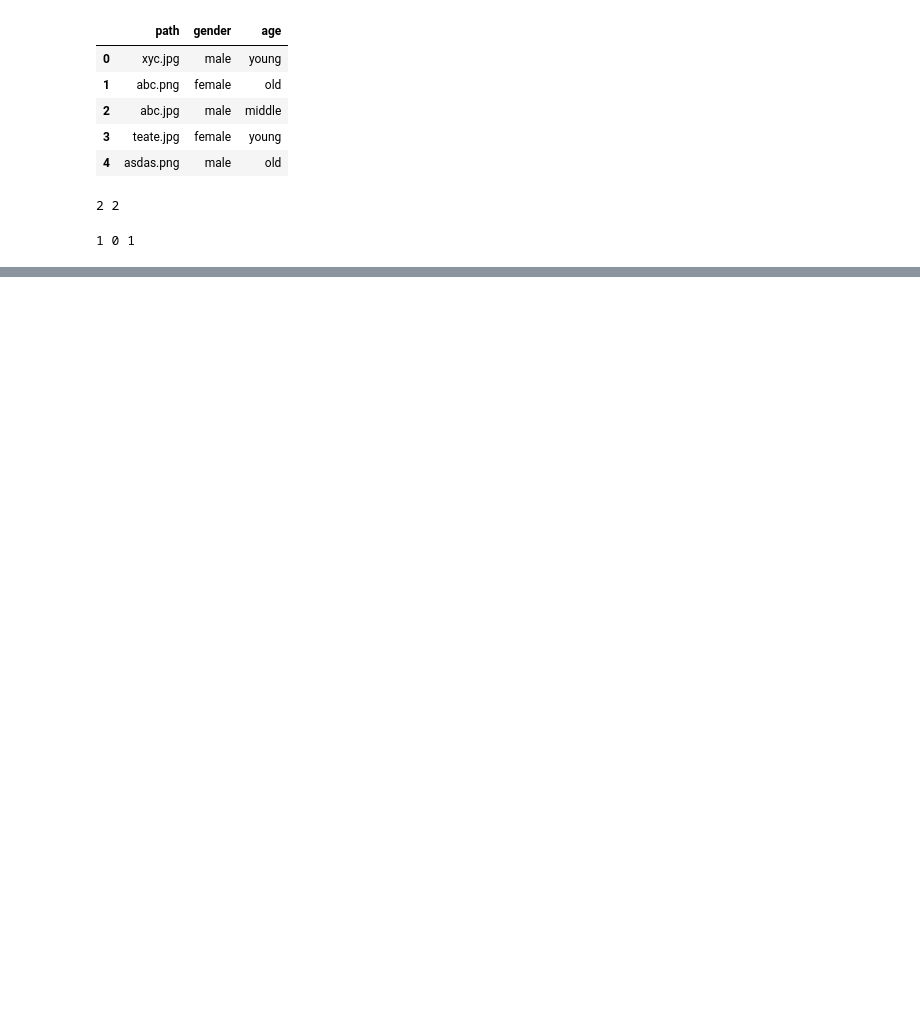
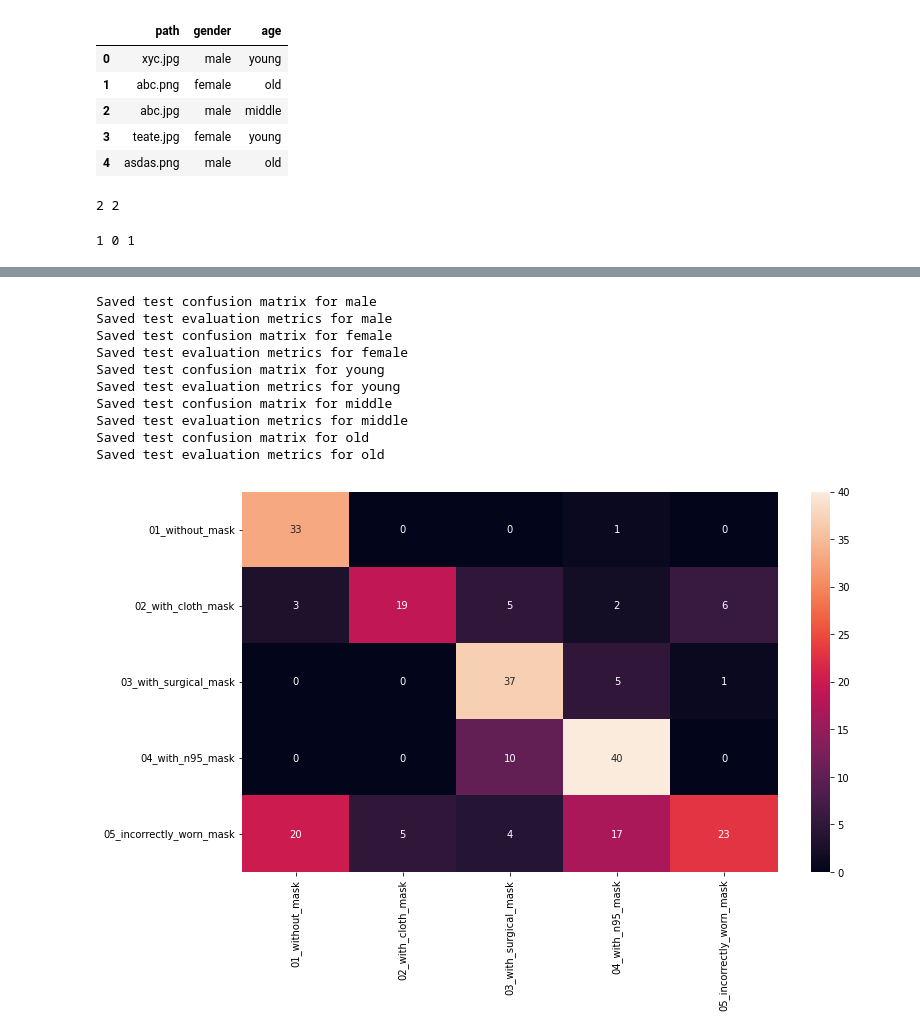
Before and after one commit to InnovativeCoder/COMP6721_AI, a Jupyter notebook: bias_eval.ipynb, the cells around one changed output, grey strips where cells are left out. Cells and saved outputs as stored; diff of their text form; code cells hidden in the pictures; blank space fills up the shorter version.

Commit message:
Added perf evaluation metrics for all bias categories

```diff
--- a/bias_eval.ipynb
+++ b/bias_eval.ipynb
@@ -45,0 +53,3 @@ print(young_correct_count_age, middle_correct_count_age, old_correct_count_age)
+# %%
+device = "cuda"
+final_model = torch.load(f'models/final_model.pth').to(device)
@@ -45,0 +206,42 @@ print(young_correct_count_age, middle_correct_count_age, old_correct_count_age)
+# %%
+# Confusion matrices for given bias category
+classes = testData.classes
+def save_bias_category(y_true, y_pred, bias_idx, bias_name):
+    y_true = np.array(y_true)
+    y_pred = np.array(y_pred)
+    bias_idx = np.array(bias_idx)
+    # Filter the bias category samples
+    y_true = y_true[bias_idx]
+    y_pred = y_pred[bias_idx]
+
+    cf_matrix = confusion_matrix(y_true, y_pred)
+    df_cm = pd.DataFrame(cf_matrix, index=[i for i in classes],
+                         columns=[i for i in classes])
+
+    plt.figure(figsize=(12, 7))
+    sn.heatmap(df_cm, annot=True)
+    plt.savefig(f'./bias_evaluations/cf_matrix_{bias_name}.png')
+    print(f"Saved test confusion matrix for {bias_name}")
+
+    with open(f"./bias_evaluations/eval_metrics_{bias_name}.txt", "w") as f:
+        f.write(classification_report(y_true,
+                                      y_pred, target_names=testData.classes))
+    print(f"Saved test evaluation metrics for {bias_name}")
+# %%
+save_bias_category(y_true, y_pred, MaleIndex, "male")
+save_bias_category(y_true, y_pred, FemaleIndex, "female")
+save_bias_category(y_true, y_pred, YoungIndex, "young")
+save_bias_category(y_true, y_pred, MiddleIndex, "middle")
+save_bias_category(y_true, y_pred, OldIndex, "old")
+# %% [output]
+Saved test confusion matrix for male
+Saved test evaluation metrics for male
+Saved test confusion matrix for female
+Saved test evaluation metrics for female
+Saved test confusion matrix for young
+Saved test evaluation metrics for young
+Saved test confusion matrix for middle
+Saved test evaluation metrics for middle
+Saved test confusion matrix for old
+Saved test evaluation metrics for old
+[figure, added]
```
Also changed, not shown: parts of 7 cells of this notebook, 11 other files.
